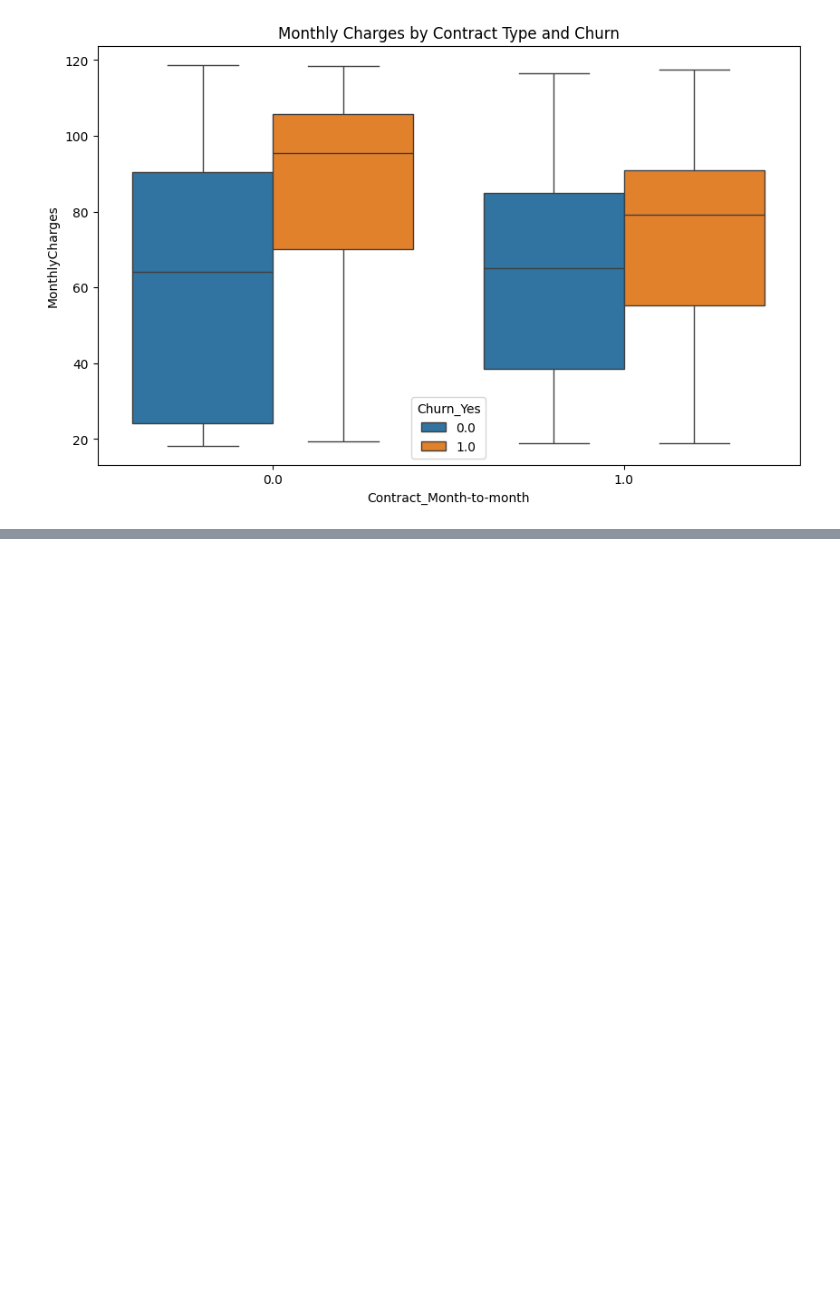
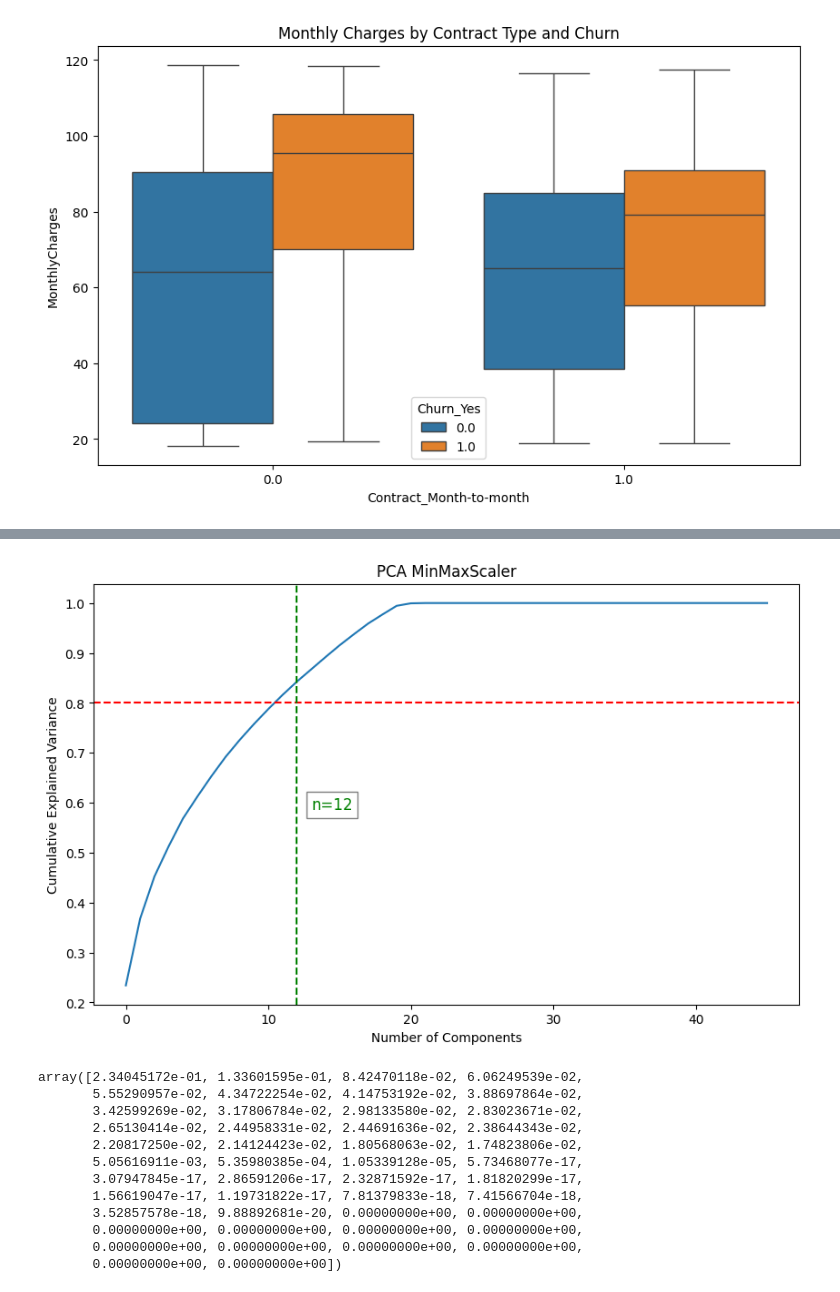
Before and after one commit to zkontor/TelecomsPredict, a Jupyter notebook: Data/DataCleaning.ipynb, the cells around one changed output, grey strips where cells are left out. Drawn from its saved outputs; the diff is of its cells as text; code cells hidden in the pictures; blank space fills up the shorter version.

```diff
--- a/Data/DataCleaning.ipynb
+++ b/Data/DataCleaning.ipynb
@@ -310,0 +367,30 @@ dtype: float64
+# %%
+#same thing for minmaxscaler
+pca = PCA().fit(X_MinMaxScaled)
+plt.figure(figsize=(10, 6))
+plt.plot(np.cumsum(pca.explained_variance_ratio_))
+plt.axhline(y=0.8, color='r', linestyle='--')
+n_components_ = np.where(np.cumsum(pca.explained_variance_ratio_) >= 0.8)[0][0] + 1
+plt.axvline(x=n_components_, color='g', linestyle='--')
+plt.text(n_components_+1, 0.6, f'n={n_components_}', color='g', fontsize=12, ha='left', va='center_baseline',
+         bbox=dict(facecolor='white', alpha=0.5))
+plt.xlabel('Number of Components')
+plt.ylabel('Cumulative Explained Variance')
+plt.title('PCA MinMaxScaler')
+plt.show()
+
+pca.explained_variance_ratio_
+# %% [output]
+[figure, added]
+array([2.34045172e-01, 1.33601595e-01, 8.42470118e-02, 6.06249539e-02,
+       5.55290957e-02, 4.34722254e-02, 4.14753192e-02, 3.88697864e-02,
+       3.42599269e-02, 3.17806784e-02, 2.98133580e-02, 2.83023671e-02,
+       2.65130414e-02, 2.44958331e-02, 2.44691636e-02, 2.38644343e-02,
+       2.20817250e-02, 2.14124423e-02, 1.80568063e-02, 1.74823806e-02,
+       5.05616911e-03, 5.35980385e-04, 1.05339128e-05, 5.73468077e-17,
+       3.07947845e-17, 2.86591206e-17, 2.32871592e-17, 1.81820299e-17,
+       1.56619047e-17, 1.19731822e-17, 7.81379833e-18, 7.41566704e-18,
+       3.52857578e-18, 9.88892681e-20, 0.00000000e+00, 0.00000000e+00,
+       0.00000000e+00, 0.00000000e+00, 0.00000000e+00, 0.00000000e+00,
+       0.00000000e+00, 0.00000000e+00, 0.00000000e+00, 0.00000000e+00,
+       0.00000000e+00, 0.00000000e+00])
```
Also changed, not shown: parts of 9 cells of this notebook.
